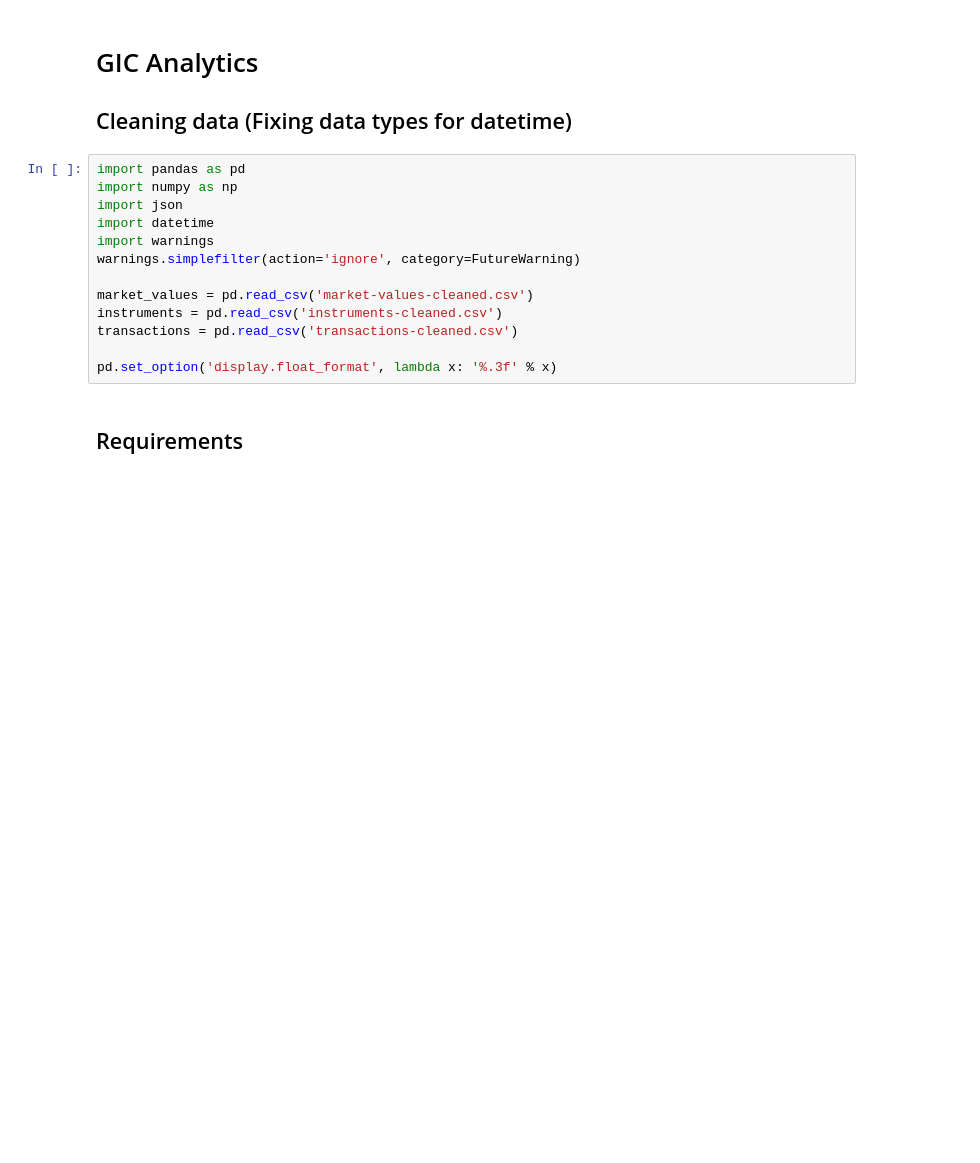
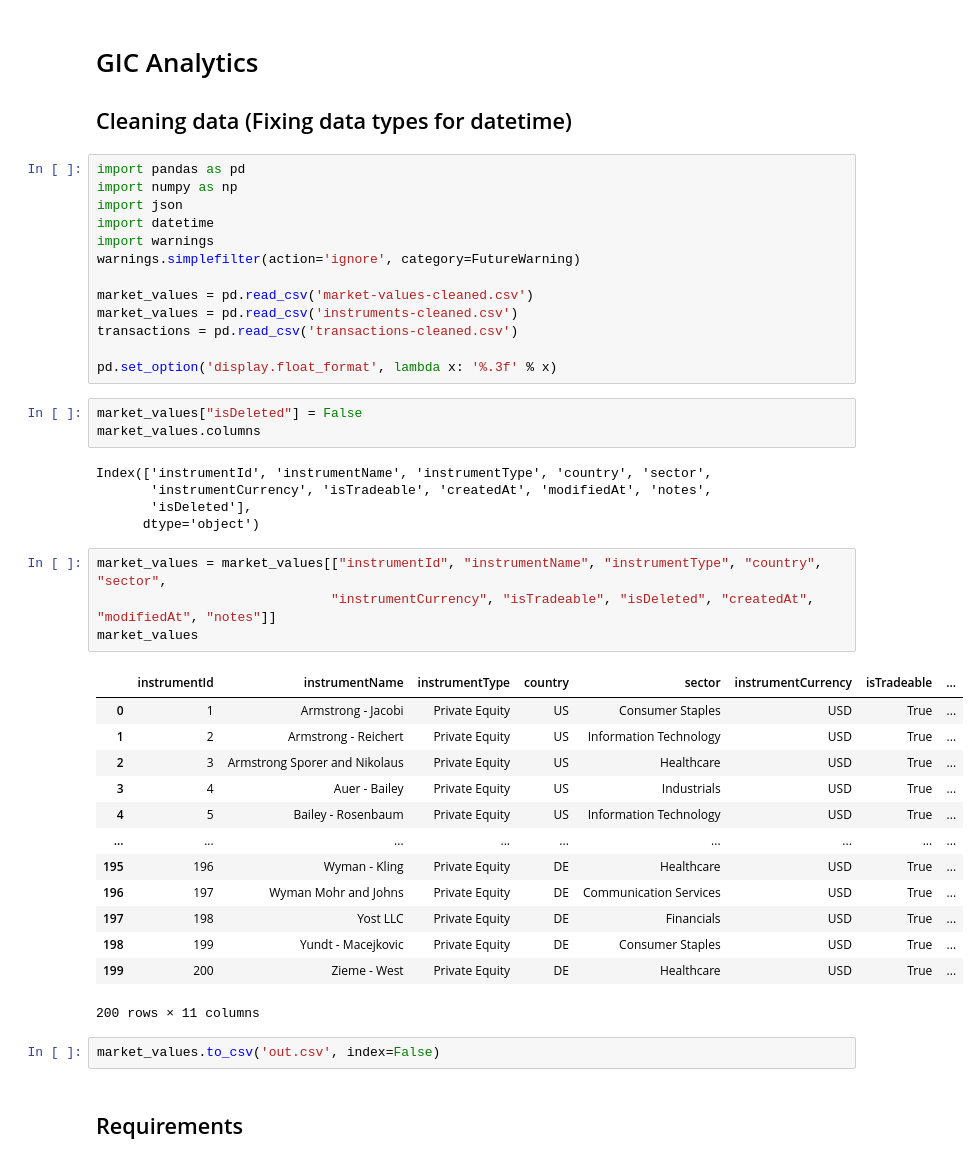
Before and after one commit to TNBL265/gic22-private-market-valuation, a Jupyter notebook: flask_server/samples/analytics.ipynb, the cells around one changed output. Drawn from its saved outputs; the diff is of its cells as text; blank space fills up the shorter version.

```diff
--- a/flask_server/samples/analytics.ipynb
+++ b/flask_server/samples/analytics.ipynb
@@ -10,10 +10,38 @@ import warnings
 warnings.simplefilter(action='ignore', category=FutureWarning)
 
 market_values = pd.read_csv('market-values-cleaned.csv')
-instruments = pd.read_csv('instruments-cleaned.csv')
+market_values = pd.read_csv('instruments-cleaned.csv')
 transactions = pd.read_csv('transactions-cleaned.csv')
 
 pd.set_option('display.float_format', lambda x: '%.3f' % x)
+# %%
+market_values["isDeleted"] = False
+market_values.columns
+# %% [output]
+Index(['instrumentId', 'instrumentName', 'instrumentType', 'country', 'sector',
+       'instrumentCurrency', 'isTradeable', 'createdAt', 'modifiedAt', 'notes',
+       'isDeleted'],
+      dtype='object')
+# %%
+market_values = market_values[["instrumentId", "instrumentName", "instrumentType", "country", "sector",
+                              "instrumentCurrency", "isTradeable", "isDeleted", "createdAt", "modifiedAt", "notes"]]
+market_values
+# %% [output]
+|  | instrumentId | instrumentName | instrumentType | country | sector | instrumentCurrency | isTradeable | ... |
+| 0 | 1 | Armstrong - Jacobi | Private Equity | US | Consumer Staples | USD | True | ... |
+| 1 | 2 | Armstrong - Reichert | Private Equity | US | Information Technology | USD | True | ... |
+| 2 | 3 | Armstrong Sporer and Nikolaus | Private Equity | US | Healthcare | USD | True | ... |
+| 3 | 4 | Auer - Bailey | Private Equity | US | Industrials | USD | True | ... |
+| 4 | 5 | Bailey - Rosenbaum | Private Equity | US | Information Technology | USD | True | ... |
+| ... | ... | ... | ... | ... | ... | ... | ... | ... |
+| 195 | 196 | Wyman - Kling | Private Equity | DE | Healthcare | USD | True | ... |
+| 196 | 197 | Wyman Mohr and Johns | Private Equity | DE | Communication Services | USD | True | ... |
+| 197 | 198 | Yost LLC | Private Equity | DE | Financials | USD | True | ... |
+| 198 | 199 | Yundt - Macejkovic | Private Equity | DE | Consumer Staples | USD | True | ... |
+| 199 | 200 | Zieme - West | Private Equity | DE | Healthcare | USD | True | ... |
+200 rows × 11 columns
+# %%
+market_values.to_csv('out.csv', index=False)
 # %% [markdown]
 ## Requirements
 # %% [markdown]
```
Also changed, not shown: 5 other files.
